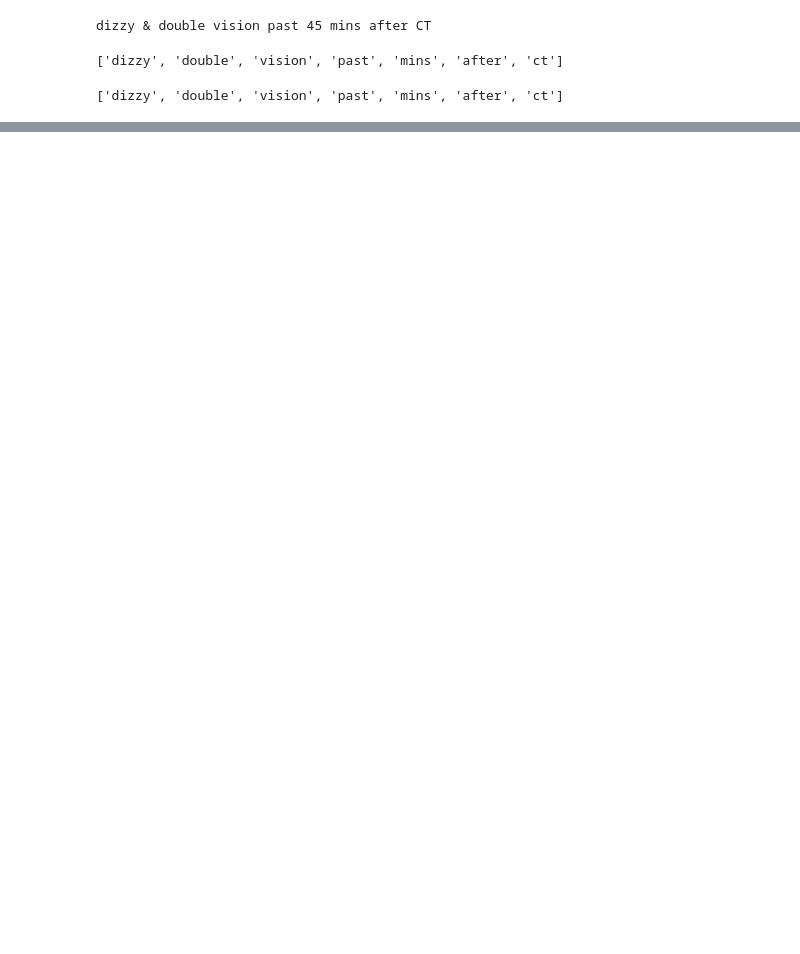
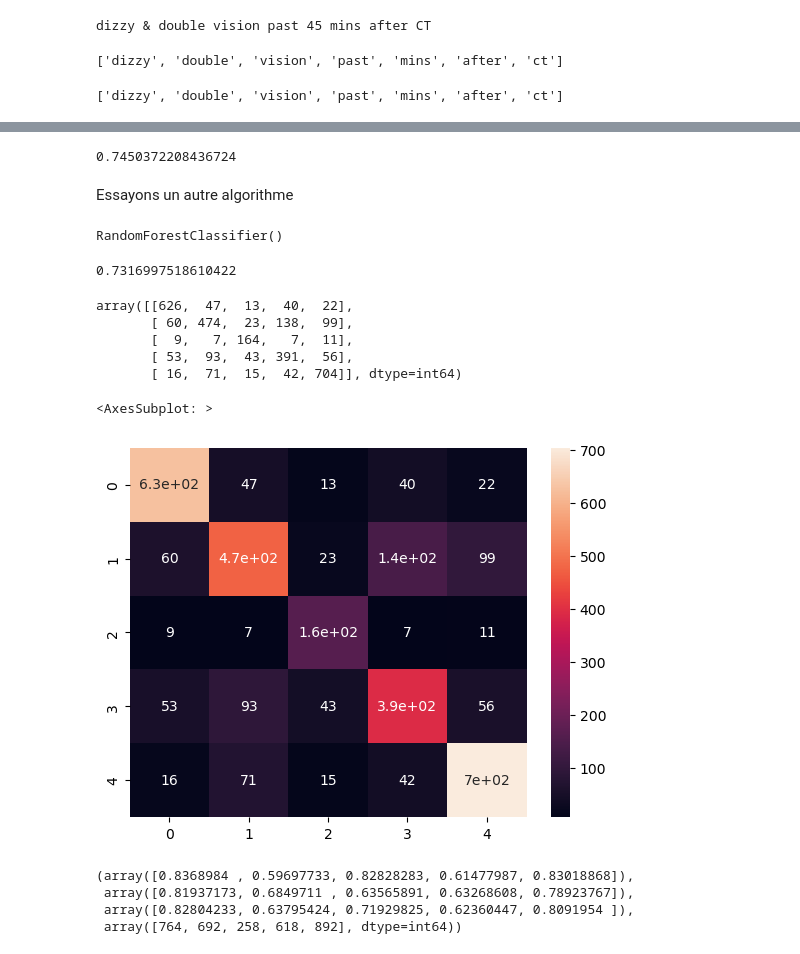
Before and after one commit to go3ku/Text_Classification, a Jupyter notebook: Text_Classifier.ipynb, the cells around one changed output, grey strips where cells are left out. Cells and saved outputs as stored; diff of their text form; code cells hidden in the pictures; blank space fills up the shorter version.

```diff
--- a/Text_Classifier.ipynb
+++ b/Text_Classifier.ipynb
@@ -239,0 +411,6 @@ df
+# %%
+from sklearn.linear_model import LogisticRegression
+
+#modele=LogisticRegression(penalty='none',solver='newton-cg')
+modele=LogisticRegression()
+modele.fit(X_train,y_train)
@@ -239,0 +428,42 @@ df
+# %%
+from sklearn.metrics import accuracy_score, confusion_matrix,precision_recall_fscore_support as precis, classification_report
+
+accuracy_score(y,y_test)
+# %% [output]
+0.7450372208436724
+# %% [markdown]
+Essayons un autre algorithme
+# %%
+from sklearn.ensemble import RandomForestClassifier
+
+classifier = RandomForestClassifier()
+classifier.fit(X_train,y_train)
+# %% [output]
+RandomForestClassifier()
+# %%
+y_randF = classifier.predict(X_test)
+# %%
+accuracy_score(y_randF,y_test)
+# %% [output]
+0.7316997518610422
+# %%
+confusion_matrix(y_randF,y_test)
+# %% [output]
+array([[626,  47,  13,  40,  22],
+       [ 60, 474,  23, 138,  99],
+       [  9,   7, 164,   7,  11],
+       [ 53,  93,  43, 391,  56],
+       [ 16,  71,  15,  42, 704]], dtype=int64)
+# %%
+conf = confusion_matrix(y_randF,y_test)
+sea.heatmap(conf, annot=True)
+# %% [output]
+<AxesSubplot: >
+[figure, added]
+# %%
+precis(y_test,y_randF)
+# %% [output]
+(array([0.8368984 , 0.59697733, 0.82828283, 0.61477987, 0.83018868]),
+ array([0.81937173, 0.6849711 , 0.63565891, 0.63268608, 0.78923767]),
+ array([0.82804233, 0.63795424, 0.71929825, 0.62360447, 0.8091954 ]),
+ array([764, 692, 258, 618, 892], dtype=int64))
```
Also changed, not shown: parts of 34 cells of this notebook.
